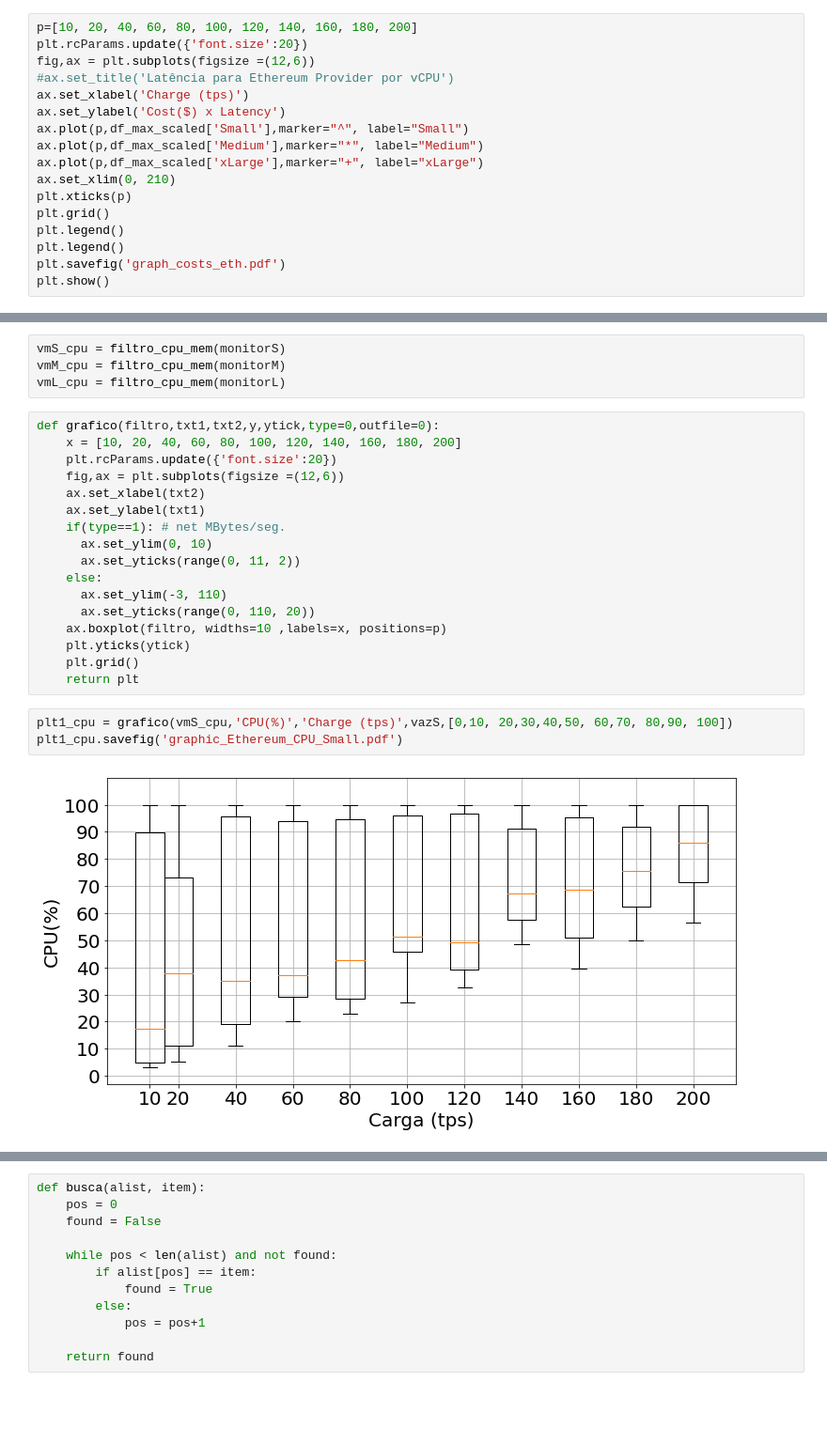
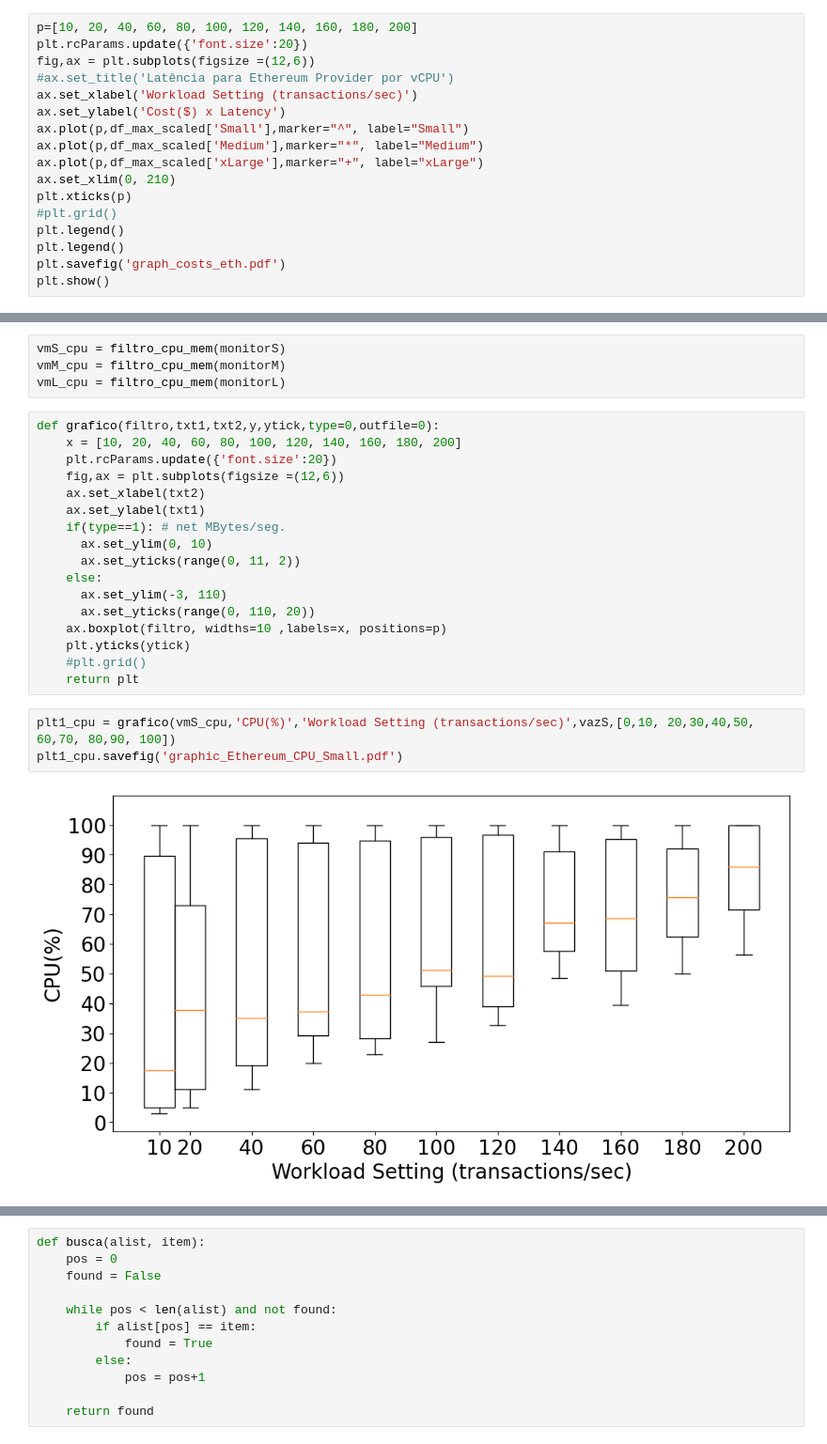
Before and after one commit to LABPAAD/blockchain_performance, a Jupyter notebook: Ethereum/graficos/sinais.ipynb, the cells around one changed output, grey strips where cells are left out. Shown at 94% size. Saved outputs shown, nothing was run; the diff lists cells and outputs as text; blank space fills up the shorter version.

```diff
--- a/Ethereum/graficos/sinais.ipynb
+++ b/Ethereum/graficos/sinais.ipynb
@@ -163,14 +163,14 @@ p=[10, 20, 40, 60, 80, 100, 120, 140, 160, 180, 200]
 plt.rcParams.update({'font.size':20})
 fig,ax = plt.subplots(figsize =(12,6))
 #ax.set_title('Latência para Ethereum Provider por vCPU')
-ax.set_xlabel('Charge (tps)')
+ax.set_xlabel('Workload Setting (transactions/sec)')
 ax.set_ylabel('Cost($) x Latency')
 ax.plot(p,df_max_scaled['Small'],marker="^", label="Small")
 ax.plot(p,df_max_scaled['Medium'],marker="*", label="Medium")
 ax.plot(p,df_max_scaled['xLarge'],marker="+", label="xLarge")
 ax.set_xlim(0, 210)
 plt.xticks(p)
-plt.grid()
+#plt.grid()
 plt.legend()
 plt.legend()
 plt.savefig('graph_costs_eth.pdf')
@@ -215,11 +215,11 @@ def grafico(filtro,txt1,txt2,y,ytick,type=0,outfile=0):
       ax.set_yticks(range(0, 110, 20))
     ax.boxplot(filtro, widths=10 ,labels=x, positions=p)
     plt.yticks(ytick)
-    plt.grid()
+    #plt.grid()
     return plt
 # %%
-plt1_cpu = grafico(vmS_cpu,'CPU(%)','Charge (tps)',vazS,[0,10, 20,30,40,50, 60,70, 80,90, 100])
+plt1_cpu = grafico(vmS_cpu,'CPU(%)','Workload Setting (transactions/sec)',vazS,[0,10, 20,30,40,50, 60,70, 80,90, 100])
 plt1_cpu.savefig('graphic_Ethereum_CPU_Small.pdf')
 # %% [output]
-[figure, old version]
+[figure, new version]
 # %%
```
Also changed, not shown: parts of 4 cells of this notebook, 1 other file.
